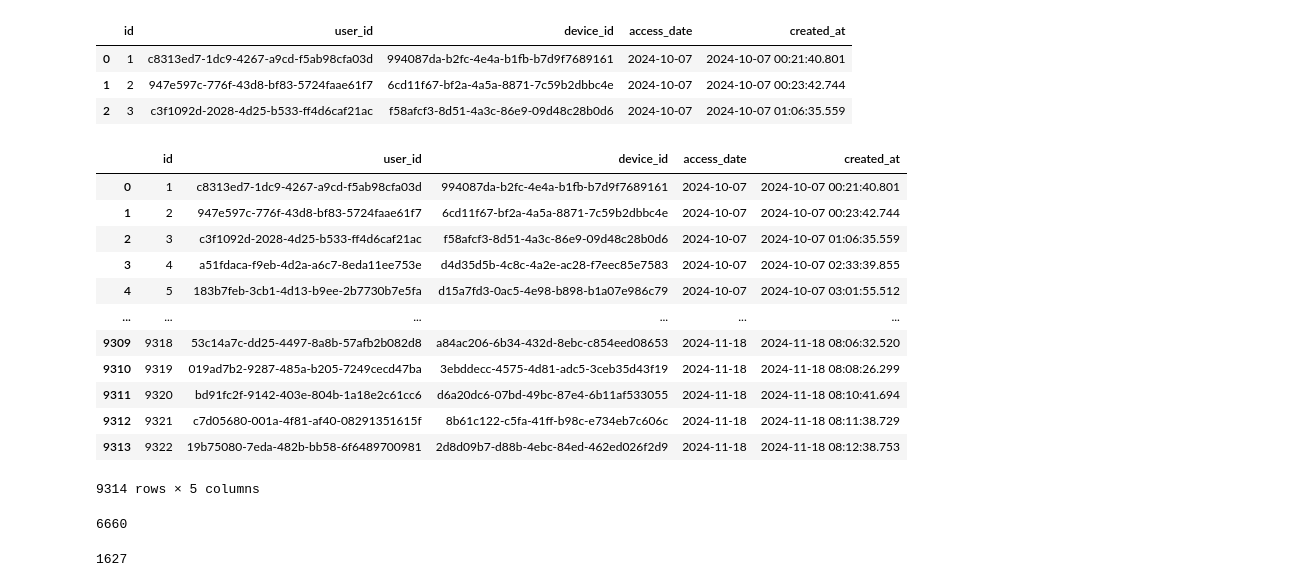
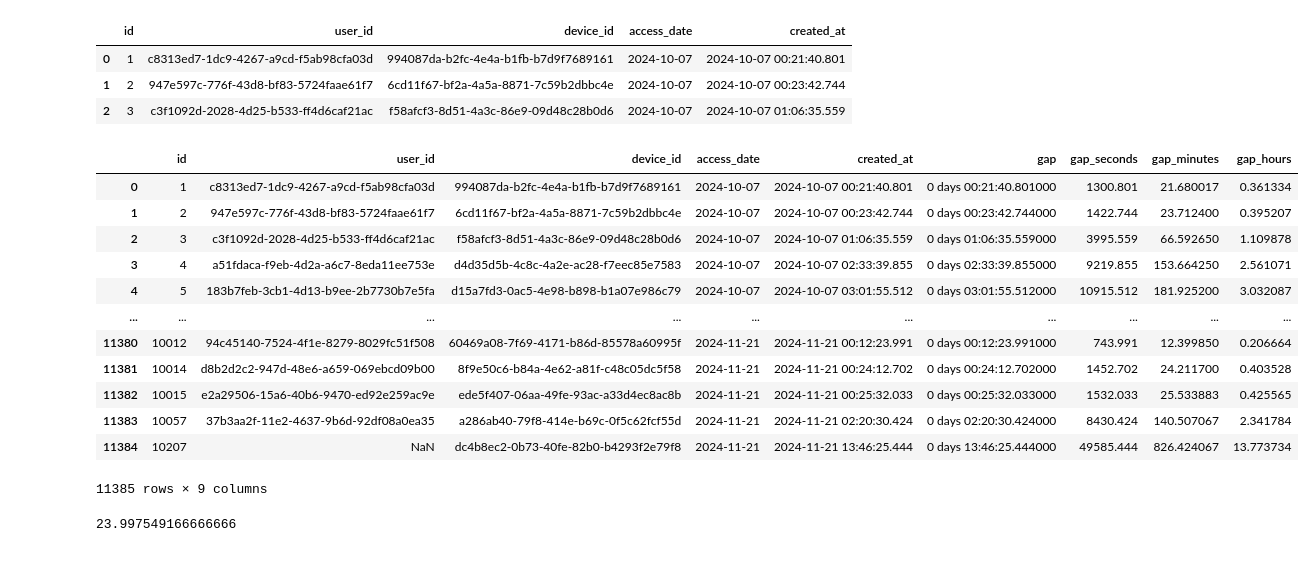
Before and after one commit to SeanYu34/Jupyter_Sean, a Jupyter notebook: daily_access_log.ipynb, the cells around one changed output. Saved outputs shown, nothing was run; the diff lists cells and outputs as text; code cells hidden in the pictures.

```diff
--- a/daily_access_log.ipynb
+++ b/daily_access_log.ipynb
@@ -3,7 +3,7 @@ import pandas as pd
 import numpy as np
 from datetime import datetime, timedelta
 
-df = pd.read_csv('/Users/seanyu_mac/Downloads/public_daily_access_log_export_2024-11-18_171614.csv')
+df = pd.read_csv('/Users/seanyu_mac/Downloads/public_daily_access_log_export_2024-11-27_130829.csv')
 df.head(3)
 # %% [output]
 |  | id | user_id | device_id | access_date | created_at |
@@ -11,37 +11,28 @@ df.head(3)
 | 1 | 2 | 947e597c-776f-43d8-bf83-5724faae61f7 | 6cd11f67-bf2a-4a5a-8871-7c59b2dbbc4e | 2024-10-07 | 2024-10-07 00:23:42.744 |
 | 2 | 3 | c3f1092d-2028-4d25-b533-ff4d6caf21ac | f58afcf3-8d51-4a3c-86e9-09d48c28b0d6 | 2024-10-07 | 2024-10-07 01:06:35.559 |
 # %%
-df['access_date'] = pd.to_datetime(df['access_date'])
+df['access_date'] = pd.to_datetime(df['access_date'], format='mixed')
 df['created_at'] = pd.to_datetime(df['created_at'], format='mixed')
+df['gap'] = df['created_at'] - df['access_date']
+df['gap_seconds'] = df['gap'].dt.total_seconds()
+df['gap_minutes'] = df['gap'].dt.total_seconds() / 60
+df['gap_hours'] = df['gap'].dt.total_seconds() / 3600
 df
 # %% [output]
-|  | id | user_id | device_id | access_date | created_at |
-| 0 | 1 | c8313ed7-1dc9-4267-a9cd-f5ab98cfa03d | 994087da-b2fc-4e4a-b1fb-b7d9f7689161 | 2024-10-07 | 2024-10-07 00:21:40.801 |
-| 1 | 2 | 947e597c-776f-43d8-bf83-5724faae61f7 | 6cd11f67-bf2a-4a5a-8871-7c59b2dbbc4e | 2024-10-07 | 2024-10-07 00:23:42.744 |
-| 2 | 3 | c3f1092d-2028-4d25-b533-ff4d6caf21ac | f58afcf3-8d51-4a3c-86e9-09d48c28b0d6 | 2024-10-07 | 2024-10-07 01:06:35.559 |
-| 3 | 4 | a51fdaca-f9eb-4d2a-a6c7-8eda11ee753e | d4d35d5b-4c8c-4a2e-ac28-f7eec85e7583 | 2024-10-07 | 2024-10-07 02:33:39.855 |
-| 4 | 5 | 183b7feb-3cb1-4d13-b9ee-2b7730b7e5fa | d15a7fd3-0ac5-4e98-b898-b1a07e986c79 | 2024-10-07 | 2024-10-07 03:01:55.512 |
-| ... | ... | ... | ... | ... | ... |
-| 9309 | 9318 | 53c14a7c-dd25-4497-8a8b-57afb2b082d8 | a84ac206-6b34-432d-8ebc-c854eed08653 | 2024-11-18 | 2024-11-18 08:06:32.520 |
-| 9310 | 9319 | 019ad7b2-9287-485a-b205-7249cecd47ba | 3ebddecc-4575-4d81-adc5-3ceb35d43f19 | 2024-11-18 | 2024-11-18 08:08:26.299 |
-| 9311 | 9320 | bd91fc2f-9142-403e-804b-1a18e2c61cc6 | d6a20dc6-07bd-49bc-87e4-6b11af533055 | 2024-11-18 | 2024-11-18 08:10:41.694 |
-| 9312 | 9321 | c7d05680-001a-4f81-af40-08291351615f | 8b61c122-c5fa-41ff-b98c-e734eb7c606c | 2024-11-18 | 2024-11-18 08:11:38.729 |
-| 9313 | 9322 | 19b75080-7eda-482b-bb58-6f6489700981 | 2d8d09b7-d88b-4ebc-84ed-462ed026f2d9 | 2024-11-18 | 2024-11-18 08:12:38.753 |
+|  | id | user_id | device_id | access_date | created_at | gap | gap_seconds | gap_minutes | gap_hours |
+| 0 | 1 | c8313ed7-1dc9-4267-a9cd-f5ab98cfa03d | 994087da-b2fc-4e4a-b1fb-b7d9f7689161 | 2024-10-07 | 2024-10-07 00:21:40.801 | 0 days 00:21:40.801000 | 1300.801 | 21.680017 | 0.361334 |
+| 1 | 2 | 947e597c-776f-43d8-bf83-5724faae61f7 | 6cd11f67-bf2a-4a5a-8871-7c59b2dbbc4e | 2024-10-07 | 2024-10-07 00:23:42.744 | 0 days 00:23:42.744000 | 1422.744 | 23.712400 | 0.395207 |
+| 2 | 3 | c3f1092d-2028-4d25-b533-ff4d6caf21ac | f58afcf3-8d51-4a3c-86e9-09d48c28b0d6 | 2024-10-07 | 2024-10-07 01:06:35.559 | 0 days 01:06:35.559000 | 3995.559 | 66.592650 | 1.109878 |
+| 3 | 4 | a51fdaca-f9eb-4d2a-a6c7-8eda11ee753e | d4d35d5b-4c8c-4a2e-ac28-f7eec85e7583 | 2024-10-07 | 2024-10-07 02:33:39.855 | 0 days 02:33:39.855000 | 9219.855 | 153.664250 | 2.561071 |
+| 4 | 5 | 183b7feb-3cb1-4d13-b9ee-2b7730b7e5fa | d15a7fd3-0ac5-4e98-b898-b1a07e986c79 | 2024-10-07 | 2024-10-07 03:01:55.512 | 0 days 03:01:55.512000 | 10915.512 | 181.925200 | 3.032087 |
+| ... | ... | ... | ... | ... | ... | ... | ... | ... | ... |
+| 11380 | 10012 | 94c45140-7524-4f1e-8279-8029fc51f508 | 60469a08-7f69-4171-b86d-85578a60995f | 2024-11-21 | 2024-11-21 00:12:23.991 | 0 days 00:12:23.991000 | 743.991 | 12.399850 | 0.206664 |
+| 11381 | 10014 | d8b2d2c2-947d-48e6-a659-069ebcd09b00 | 8f9e50c6-b84a-4e62-a81f-c48c05dc5f58 | 2024-11-21 | 2024-11-21 00:24:12.702 | 0 days 00:24:12.702000 | 1452.702 | 24.211700 | 0.403528 |
+| 11382 | 10015 | e2a29506-15a6-40b6-9470-ed92e259ac9e | ede5f407-06aa-49fe-93ac-a33d4ec8ac8b | 2024-11-21 | 2024-11-21 00:25:32.033 | 0 days 00:25:32.033000 | 1532.033 | 25.533883 | 0.425565 |
+| 11383 | 10057 | 37b3aa2f-11e2-4637-9b6d-92df08a0ea35 | a286ab40-79f8-414e-b69c-0f5c62fcf55d | 2024-11-21 | 2024-11-21 02:20:30.424 | 0 days 02:20:30.424000 | 8430.424 | 140.507067 | 2.341784 |
+| 11384 | 10207 | NaN | dc4b8ec2-0b73-40fe-82b0-b4293f2e79f8 | 2024-11-21 | 2024-11-21 13:46:25.444 | 0 days 13:46:25.444000 | 49585.444 | 826.424067 | 13.773734 |
-9314 rows × 5 columns
+11385 rows × 9 columns
 # %%
-today = df.loc[0, 'access_date']
-today_minus_30 = today - timedelta(days=30)
-first_day = datetime(2024, 10, 7)
-last_day = datetime(2024, 11, 9)
-
-con1 = df['created_at'] > first_day
-con2 = df['created_at'] < last_day
-len(df.loc[con1 & con2, 'user_id'])
+df['gap_hours'].max()
 # %% [output]
-6660
+23.997549166666666
-# %%
-con1 = df['created_at'] > first_day
-con2 = df['created_at'] < last_day
-len(df.loc[con1 & con2, 'user_id'].unique())
-# %% [output]
-1627
```
Also changed, not shown: parts of 11 cells of this notebook, 5 other files.
